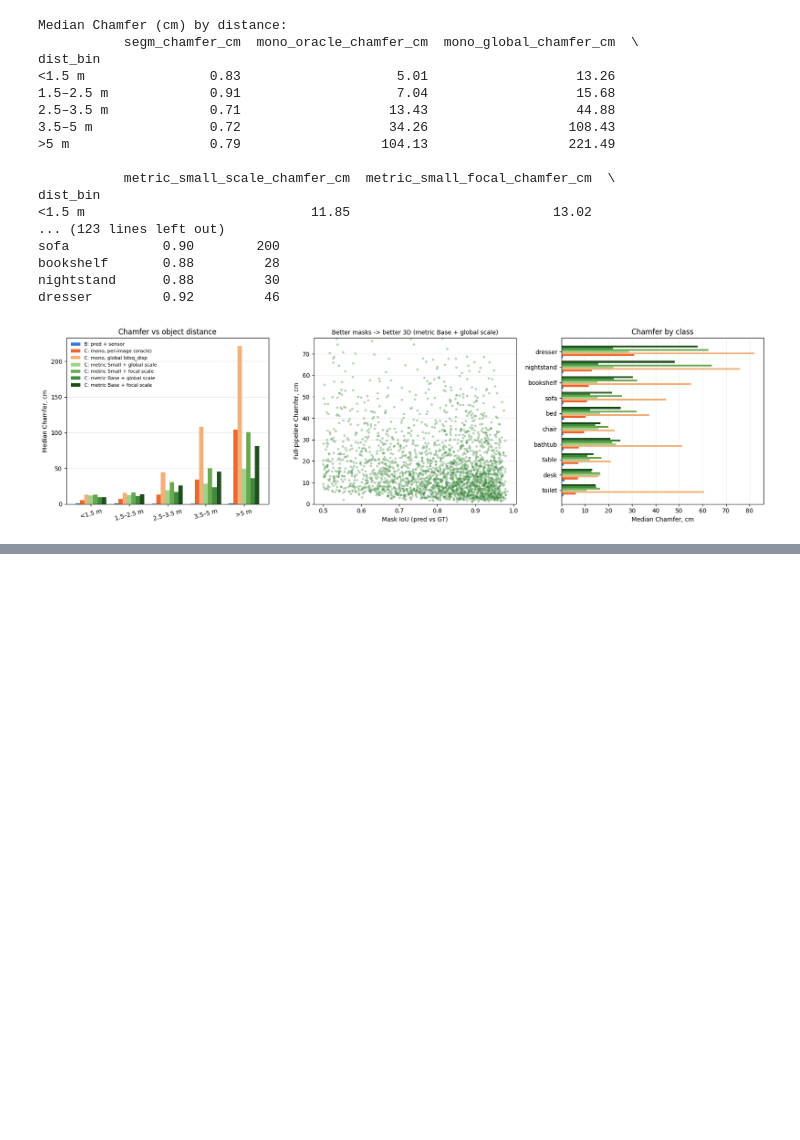
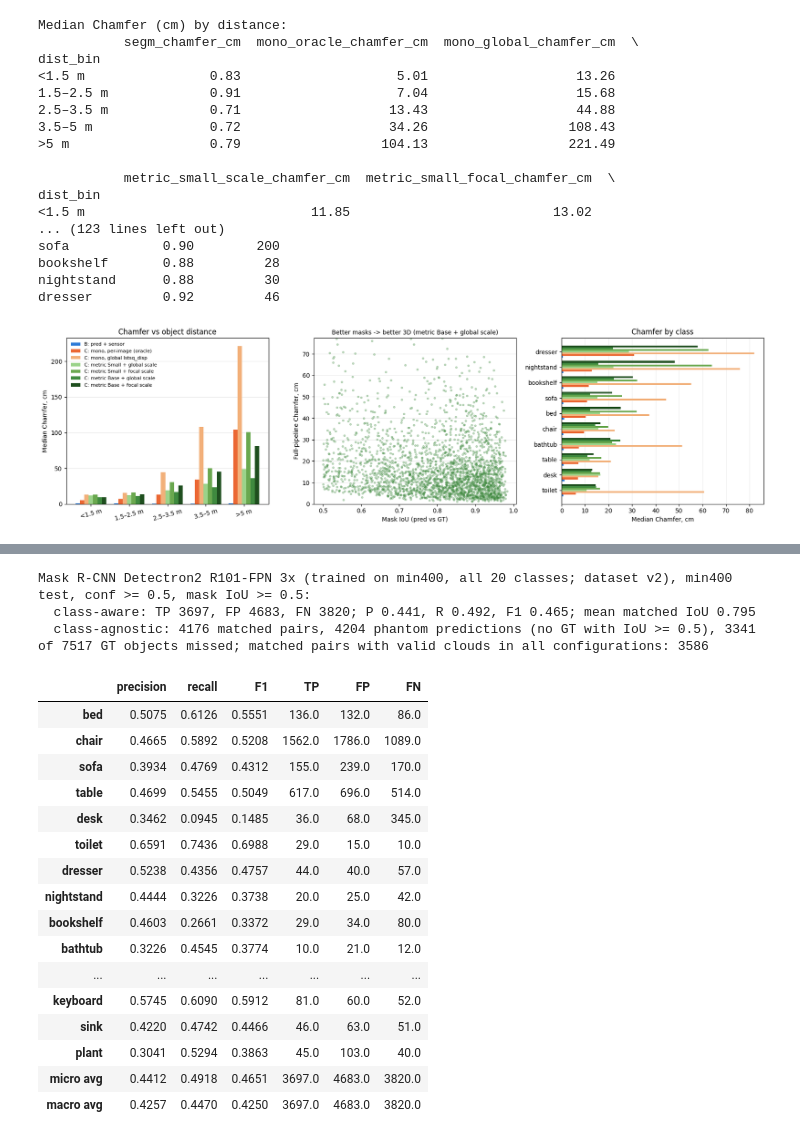
Before and after one commit to PolinaSushko/Object-segmentation-using-a-two-stage-Mask-R-CNN-model, a Jupyter notebook: notebooks/08_eval3d_pred_masks.ipynb, the cells around one changed output, grey strips where cells are left out. Saved outputs shown, nothing was run; the diff lists cells and outputs as text; code cells hidden in the pictures; blank space fills up the shorter version.

```diff
--- a/notebooks/08_eval3d_pred_masks.ipynb
+++ b/notebooks/08_eval3d_pred_masks.ipynb
@@ -457,0 +531,36 @@ plt.show()
+# %%
+det_table_20, _, _, det_mean_iou_20 = pr_f1_confusion(coco, predictions_20, CONF_THRESH, IOU_THRESH)
+micro_20 = det_table_20.loc["micro avg"]
+print(f"{MODEL_NAME_20}, min400 test, conf >= {CONF_THRESH}, mask IoU >= {IOU_THRESH}:")
+print(f"  class-aware: TP {int(micro_20.TP)}, FP {int(micro_20.FP)}, FN {int(micro_20.FN)}; "
+      f"P {micro_20.precision:.3f}, R {micro_20.recall:.3f}, F1 {micro_20.F1:.3f}; "
+      f"mean matched IoU {det_mean_iou_20:.3f}")
+
+n_matched_20 = sum(len(match_image(i)) for i in img_ids_20)
+n_gt_20 = len(coco.getAnnIds(imgIds=img_ids_20, iscrowd=False))
+print(f"  class-agnostic: {n_matched_20} matched pairs, {len(predictions_20) - n_matched_20} phantom "
+      f"predictions (no GT with IoU >= {IOU_THRESH}), {n_gt_20 - n_matched_20} of {n_gt_20} GT "
+      f"objects missed; matched pairs with valid clouds in all configurations: {len(df20)}")
+det_table_20.to_csv(OUT_DIR / "detection_min400.csv")
+det_table_20
+# %% [output]
+Mask R-CNN Detectron2 R101-FPN 3x (trained on min400, all 20 classes; dataset v2), min400 test, conf >= 0.5, mask IoU >= 0.5:
+  class-aware: TP 3697, FP 4683, FN 3820; P 0.441, R 0.492, F1 0.465; mean matched IoU 0.795
+  class-agnostic: 4176 matched pairs, 4204 phantom predictions (no GT with IoU >= 0.5), 3341 of 7517 GT objects missed; matched pairs with valid clouds in all configurations: 3586
+|  | precision | recall | F1 | TP | FP | FN |
+| bed | 0.5075 | 0.6126 | 0.5551 | 136.0 | 132.0 | 86.0 |
+| chair | 0.4665 | 0.5892 | 0.5208 | 1562.0 | 1786.0 | 1089.0 |
+| sofa | 0.3934 | 0.4769 | 0.4312 | 155.0 | 239.0 | 170.0 |
+| table | 0.4699 | 0.5455 | 0.5049 | 617.0 | 696.0 | 514.0 |
+| desk | 0.3462 | 0.0945 | 0.1485 | 36.0 | 68.0 | 345.0 |
+| toilet | 0.6591 | 0.7436 | 0.6988 | 29.0 | 15.0 | 10.0 |
+| dresser | 0.5238 | 0.4356 | 0.4757 | 44.0 | 40.0 | 57.0 |
+| nightstand | 0.4444 | 0.3226 | 0.3738 | 20.0 | 25.0 | 42.0 |
+| bookshelf | 0.4603 | 0.2661 | 0.3372 | 29.0 | 34.0 | 80.0 |
+| bathtub | 0.3226 | 0.4545 | 0.3774 | 10.0 | 21.0 | 12.0 |
+| ... | ... | ... | ... | ... | ... | ... |
+| keyboard | 0.5745 | 0.6090 | 0.5912 | 81.0 | 60.0 | 52.0 |
+| sink | 0.4220 | 0.4742 | 0.4466 | 46.0 | 63.0 | 51.0 |
+| plant | 0.3041 | 0.5294 | 0.3863 | 45.0 | 103.0 | 40.0 |
+| micro avg | 0.4412 | 0.4918 | 0.4651 | 3697.0 | 4683.0 | 3820.0 |
+| macro avg | 0.4257 | 0.4470 | 0.4250 | 3697.0 | 4683.0 | 3820.0 |
```
Also changed, not shown: parts of 10 cells of this notebook, 28 other files.
